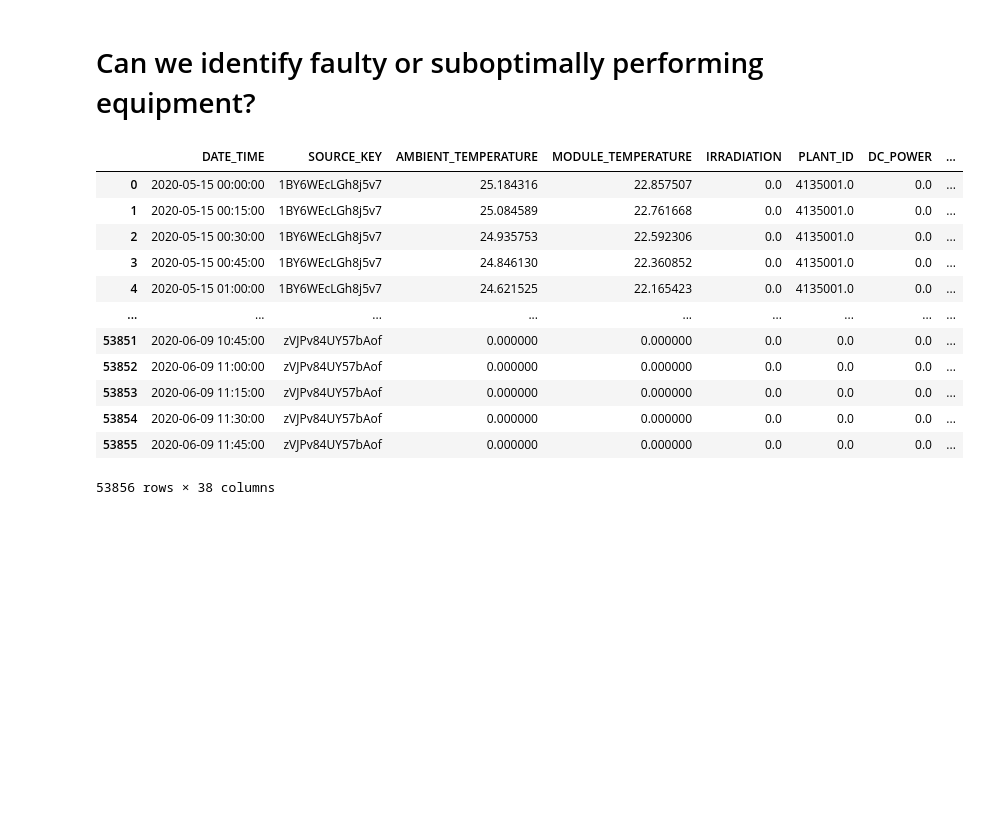
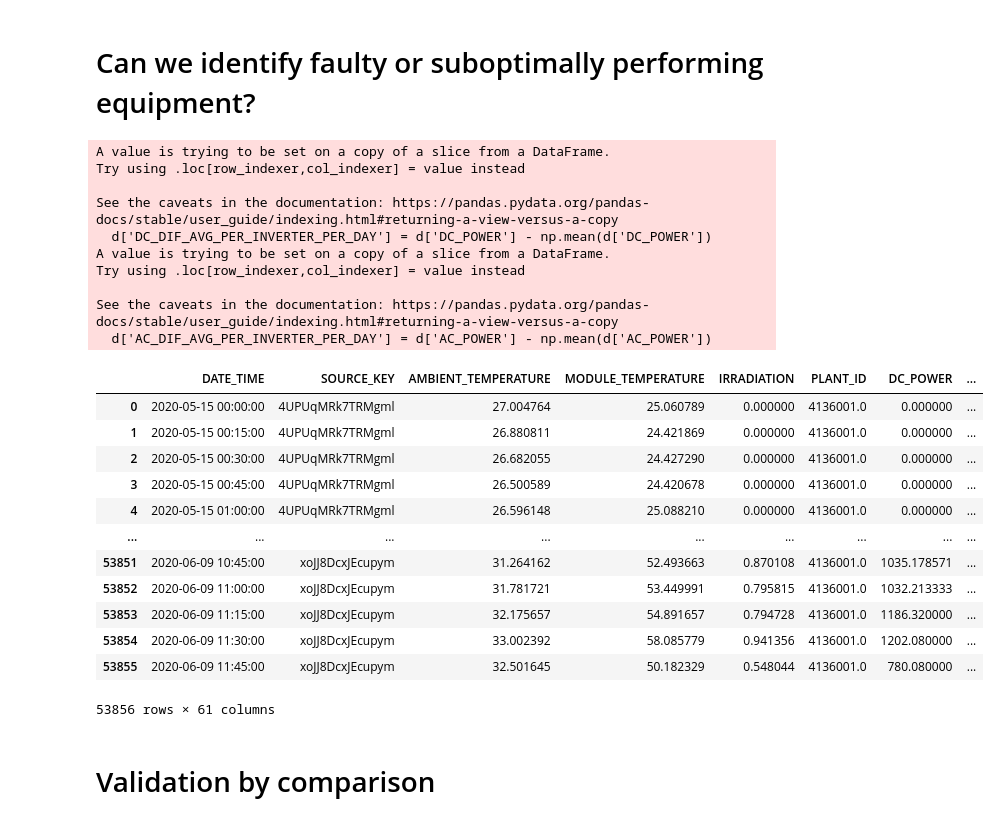
Before and after one commit to marttipraks/ML2020-p26, a Jupyter notebook: Faulty or suboptimal performance.ipynb, the cells around one changed output. Drawn from its saved outputs; the diff is of its cells as text; code cells hidden in the pictures; blank space fills up the shorter version.

Commit message:
New features
Added new featrues for plant 1 and plant 2 datasets

```diff
--- a/Faulty or suboptimal performance.ipynb
+++ b/Faulty or suboptimal performance.ipynb
@@ -7,53 +7,79 @@ import pandas as pd
 import matplotlib.pyplot as plt
 from datetime import datetime
 
-gd=pd.read_csv("Train_Plant1.csv")
+gd=pd.read_csv("Data/Train_Plant2.csv")
 # %%
 #Add columns
-gd['AC_power_mean_dif']=gd['AC_POWER']-gd['AC_POWER'].mean()
+gd['DC_POWER_DIF_AVG_PER_ALL']=gd['DC_POWER']-gd['DC_POWER'].mean()
+gd['AC_POWER_DIF_AVG_PER_ALL']=gd['AC_POWER']-gd['AC_POWER'].mean()
 gd['DATE_TIME'] = pd.to_datetime(gd['DATE_TIME'], errors='coerce')
-gd['date']=pd.to_datetime(gd['DATE_TIME'].dt.date)
-gd['time']=gd['DATE_TIME'].dt.time
+gd['DATE']=pd.to_datetime(gd['DATE_TIME'].dt.date)
+gd['TIME']=gd['DATE_TIME'].dt.time
 # %%
-#Per inverter new columns
+#New columns per inverter
 uurimiseks= gd.copy()
 groups = dict(list(uurimiseks.groupby("SOURCE_KEY")))
-
 shift_nr=3
 shift_columns = ['DC_POWER','AC_POWER','DAILY_YIELD','TOTAL_YIELD','AMBIENT_TEMPERATURE','MODULE_TEMPERATURE','IRRADIATION']
-
 gr_nr=0
 
 #inverter based shifting
 for group in groups:
     gr_nr+=1
+    dates=groups[group]['DATE'].unique()
     for i in range(shift_nr):
         for j in range(len(shift_columns)):
-            groups[group][shift_columns[j]+'_PER_INVERTER_'+str(i+1)]=groups[group][shift_columns[j]].shift(-i+1)
+            groups[group][shift_columns[j]+'_PER_INVERTER_MOMENT_SHIFT_MINUS_'+str(i+1)]=groups[group][shift_columns[j]].shift(periods=-(i+1), fill_value=0)
+            groups[group][shift_columns[j]+'_PER_INVERTER_DAY_SHIFT_MINUS_'+str(i+1)]=groups[group][shift_columns[j]].shift(periods=-(i+1)*96, fill_value=0)
 
-    groups[group]['INVERTER']=group
-    groups[group]['AC_DIF_AVG_PER_INVERTER'] = np.mean(groups[group]['AC_POWER']) - groups[group]['AC_POWER']
-    groups[group]['DC_DIF_AVG_PER_INVERTER'] = np.mean(groups[group]['DC_POWER']) - groups[group]['DC_POWER']
+    #groups[group]['INVERTER']=group - ebaoluline
+    groups[group]['DC_DIF_AVG_PER_INVERTER_WHOLE_PERIOD'] = groups[group]['DC_POWER'] - np.mean(groups[group]['DC_POWER'])
+    groups[group]['AC_DIF_AVG_PER_INVERTER_WHOLE_PERIOD'] = groups[group]['AC_POWER'] - np.mean(groups[group]['AC_POWER'])
+
+    ############ per one day comparison, but note sure if correct
+    gr_no2=0
+    for date in dates:
+        gr_no2 +=1
+        d=groups[group][groups[group]['DATE']==date]
+        d['DC_DIF_AVG_PER_INVERTER_PER_DAY'] = d['DC_POWER'] - np.mean(d['DC_POWER'])
+        d['AC_DIF_AVG_PER_INVERTER_PER_DAY'] = d['AC_POWER'] - np.mean(d['AC_POWER'])
+        if gr_no2==1:
+            date_data=pd.DataFrame(columns = d.keys())
+
+        date_data =pd.concat([date_data, d], ignore_index=True)
+    #########
 
     if gr_nr==1:
-        gen_data=pd.DataFrame(columns =groups[group].keys())
+        gen_data=pd.DataFrame(columns = date_data.keys())
 
     #gen_data.append(groups[group], ignore_index=True) - did not seem to work and was replaced with concat
-    gen_data=pd.concat([gen_data,groups[group]], ignore_index=True)
+    gen_data=pd.concat([gen_data,date_data], ignore_index=True)
 
-gen_data=gen_data.fillna(value=0)
+#gen_data=gen_data.fillna(value=0) - ebaoluline
 gen_data
 # %% [output]
+A value is trying to be set on a copy of a slice from a DataFrame.
+Try using .loc[row_indexer,col_indexer] = value instead
+
+See the caveats in the documentation: https://pandas.pydata.org/pandas-docs/stable/user_guide/indexing.html#returning-a-view-versus-a-copy
+  d['DC_DIF_AVG_PER_INVERTER_PER_DAY'] = d['DC_POWER'] - np.mean(d['DC_POWER'])
+A value is trying to be set on a copy of a slice from a DataFrame.
+Try using .loc[row_indexer,col_indexer] = value instead
+
+See the caveats in the documentation: https://pandas.pydata.org/pandas-docs/stable/user_guide/indexing.html#returning-a-view-versus-a-copy
+  d['AC_DIF_AVG_PER_INVERTER_PER_DAY'] = d['AC_POWER'] - np.mean(d['AC_POWER'])
 |  | DATE_TIME | SOURCE_KEY | AMBIENT_TEMPERATURE | MODULE_TEMPERATURE | IRRADIATION | PLANT_ID | DC_POWER | ... |
-| 0 | 2020-05-15 00:00:00 | 1BY6WEcLGh8j5v7 | 25.184316 | 22.857507 | 0.0 | 4135001.0 | 0.0 | ... |
-| 1 | 2020-05-15 00:15:00 | 1BY6WEcLGh8j5v7 | 25.084589 | 22.761668 | 0.0 | 4135001.0 | 0.0 | ... |
-| 2 | 2020-05-15 00:30:00 | 1BY6WEcLGh8j5v7 | 24.935753 | 22.592306 | 0.0 | 4135001.0 | 0.0 | ... |
-| 3 | 2020-05-15 00:45:00 | 1BY6WEcLGh8j5v7 | 24.846130 | 22.360852 | 0.0 | 4135001.0 | 0.0 | ... |
-| 4 | 2020-05-15 01:00:00 | 1BY6WEcLGh8j5v7 | 24.621525 | 22.165423 | 0.0 | 4135001.0 | 0.0 | ... |
+| 0 | 2020-05-15 00:00:00 | 4UPUqMRk7TRMgml | 27.004764 | 25.060789 | 0.000000 | 4136001.0 | 0.000000 | ... |
+| 1 | 2020-05-15 00:15:00 | 4UPUqMRk7TRMgml | 26.880811 | 24.421869 | 0.000000 | 4136001.0 | 0.000000 | ... |
+| 2 | 2020-05-15 00:30:00 | 4UPUqMRk7TRMgml | 26.682055 | 24.427290 | 0.000000 | 4136001.0 | 0.000000 | ... |
+| 3 | 2020-05-15 00:45:00 | 4UPUqMRk7TRMgml | 26.500589 | 24.420678 | 0.000000 | 4136001.0 | 0.000000 | ... |
+| 4 | 2020-05-15 01:00:00 | 4UPUqMRk7TRMgml | 26.596148 | 25.088210 | 0.000000 | 4136001.0 | 0.000000 | ... |
 | ... | ... | ... | ... | ... | ... | ... | ... | ... |
-| 53851 | 2020-06-09 10:45:00 | zVJPv84UY57bAof | 0.000000 | 0.000000 | 0.0 | 0.0 | 0.0 | ... |
-| 53852 | 2020-06-09 11:00:00 | zVJPv84UY57bAof | 0.000000 | 0.000000 | 0.0 | 0.0 | 0.0 | ... |
-| 53853 | 2020-06-09 11:15:00 | zVJPv84UY57bAof | 0.000000 | 0.000000 | 0.0 | 0.0 | 0.0 | ... |
-| 53854 | 2020-06-09 11:30:00 | zVJPv84UY57bAof | 0.000000 | 0.000000 | 0.0 | 0.0 | 0.0 | ... |
-| 53855 | 2020-06-09 11:45:00 | zVJPv84UY57bAof | 0.000000 | 0.000000 | 0.0 | 0.0 | 0.0 | ... |
+| 53851 | 2020-06-09 10:45:00 | xoJJ8DcxJEcupym | 31.264162 | 52.493663 | 0.870108 | 4136001.0 | 1035.178571 | ... |
+| 53852 | 2020-06-09 11:00:00 | xoJJ8DcxJEcupym | 31.781721 | 53.449991 | 0.795815 | 4136001.0 | 1032.213333 | ... |
+| 53853 | 2020-06-09 11:15:00 | xoJJ8DcxJEcupym | 32.175657 | 54.891657 | 0.794728 | 4136001.0 | 1186.320000 | ... |
+| 53854 | 2020-06-09 11:30:00 | xoJJ8DcxJEcupym | 33.002392 | 58.085779 | 0.941356 | 4136001.0 | 1202.080000 | ... |
+| 53855 | 2020-06-09 11:45:00 | xoJJ8DcxJEcupym | 32.501645 | 50.182329 | 0.548044 | 4136001.0 | 780.080000 | ... |
-53856 rows × 38 columns
+53856 rows × 61 columns
+# %% [markdown]
+# Validation by comparison
```
Also changed, not shown: parts of 12 cells of this notebook, 4 other files.
